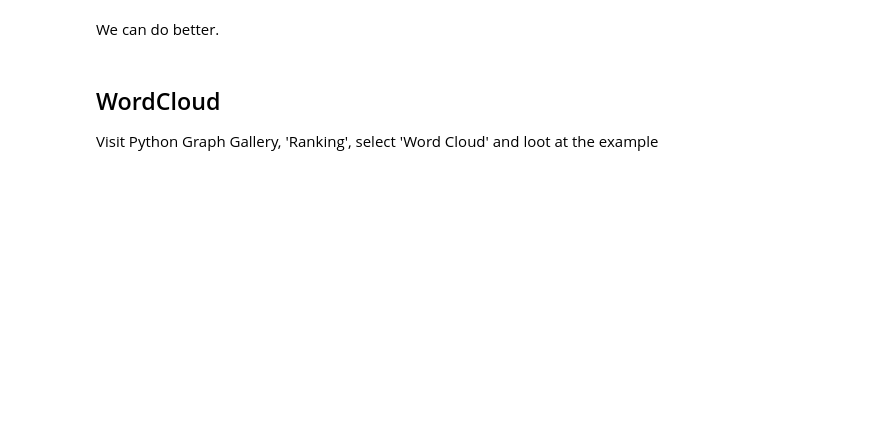
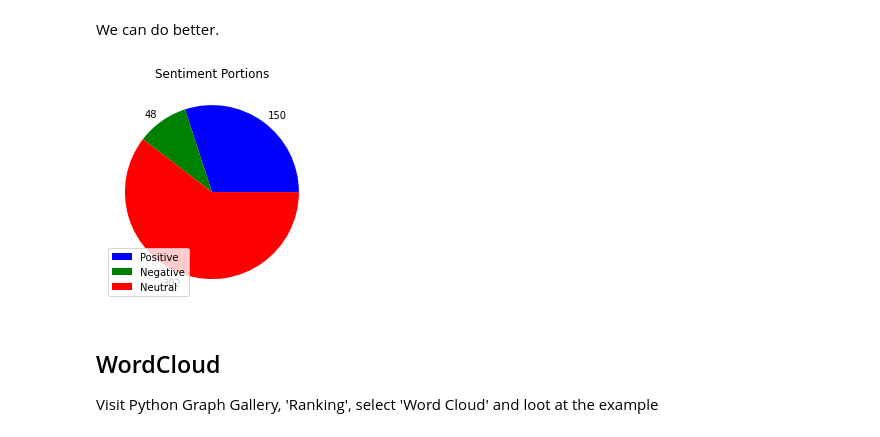
Before and after one commit to Divyaramphul/test, a Jupyter notebook: visualise_twitter.ipynb, the cells around one changed output. Drawn from its saved outputs; the diff is of its cells as text; code cells hidden in the pictures; blank space fills up the shorter version.

```diff
--- a/visualise_twitter.ipynb
+++ b/visualise_twitter.ipynb
@@ -109,13 +186,15 @@ We can do better.
 # %%
 import matplotlib.pyplot as plt
 
-values =
-labels =
-colors =
+values = [len(pos),len(neg),len(neu)]
+labels = ['Positive', 'Negative', 'Neutral']
+colors = ['b', 'g', 'r']
 plt.pie(values, colors=colors, labels= values)
 plt.title('Sentiment Portions')
 plt.legend(labels,loc=3)
 plt.show()
+# %% [output]
+[figure, added]
 # %% [markdown]
 ## WordCloud
 
```
Also changed, not shown: parts of 11 cells of this notebook.
